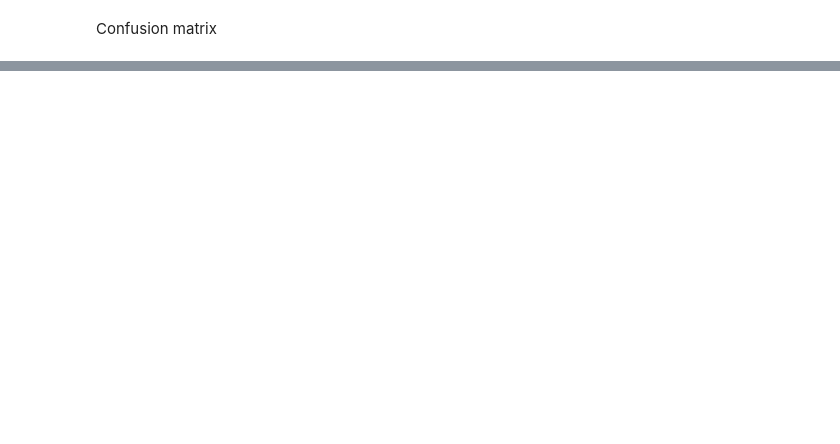
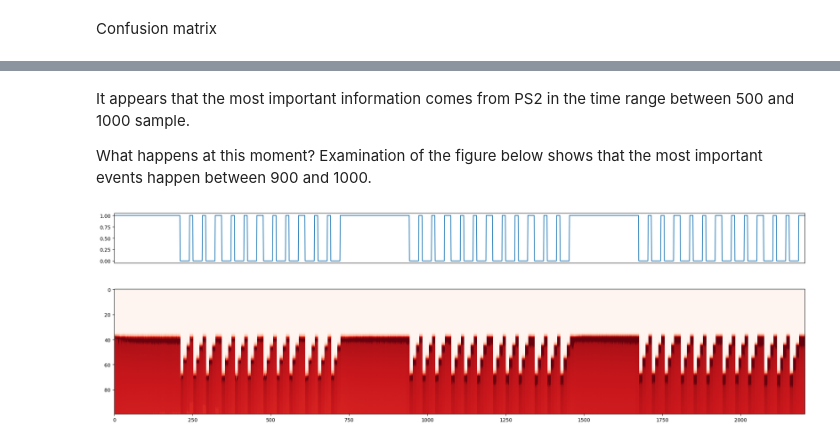
Before and after one commit to vcerchez/optimal-hydraulic, a Jupyter notebook: model.ipynb, the cells around one changed output, grey strips where cells are left out. Cells and saved outputs as stored; diff of their text form; code cells hidden in the pictures; blank space fills up the shorter version.

```diff
--- a/model.ipynb
+++ b/model.ipynb
@@ -33,3 +15,0 @@ def reduce_time_resolution(df, stride):
-# %%
-FS1 = reduce_time_resolution(FS1, stride=50)
-PS2 = reduce_time_resolution(PS2, stride=500)
@@ -251,0 +250,16 @@ plt.show()
+# %% [markdown]
+It appears that the most important information comes from PS2 in the time range between 500 and 1000 sample.
+
+What happens at this moment? Examination of the figure below shows that the most important events happen between 900 and 1000.
+# %%
+fig, axs = plt.subplots(nrows=2, ncols=1, height_ratios=[1, 4], figsize=(20, 7))
+
+axs[1].imshow(PS2.iloc[:, 900:1000].T, interpolation="none", cmap='Reds', aspect=4)
+
+axs[0].plot(y)
+axs[0].set_xlim(0, y.size)
+axs[0].get_xaxis().set_visible(False)
+
+fig.tight_layout()
+# %% [output]
+[figure, added]
```
Also changed, not shown: parts of 103 cells of this notebook.
